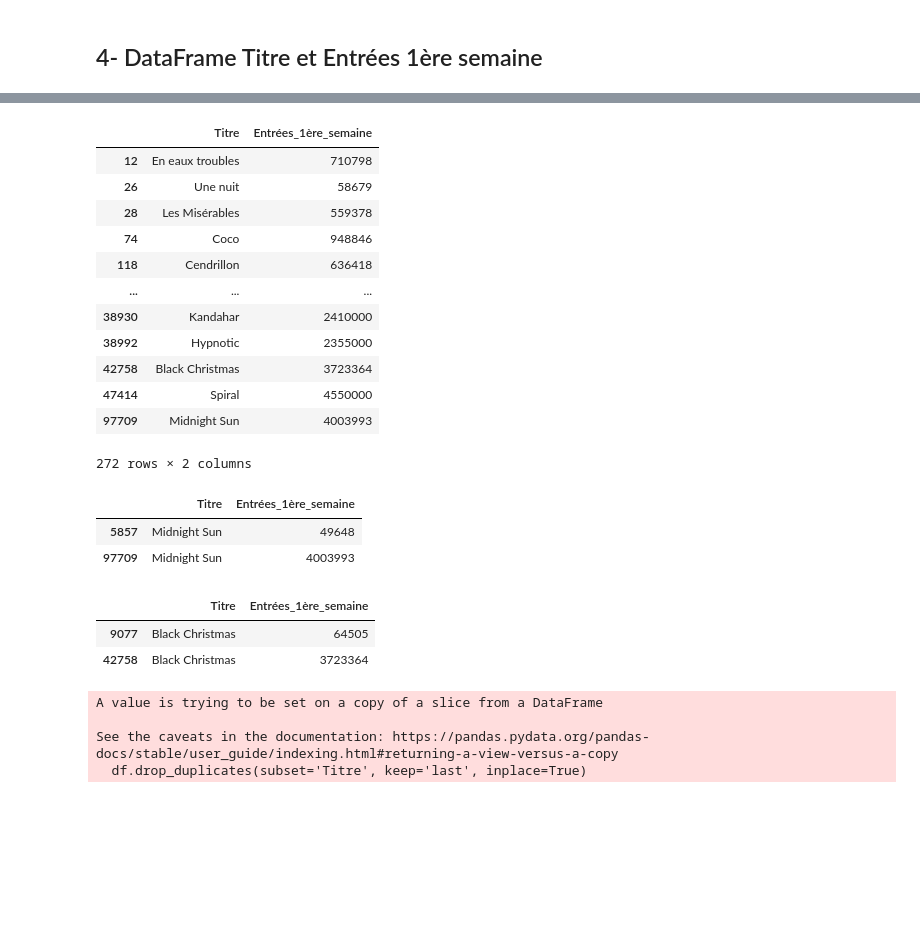
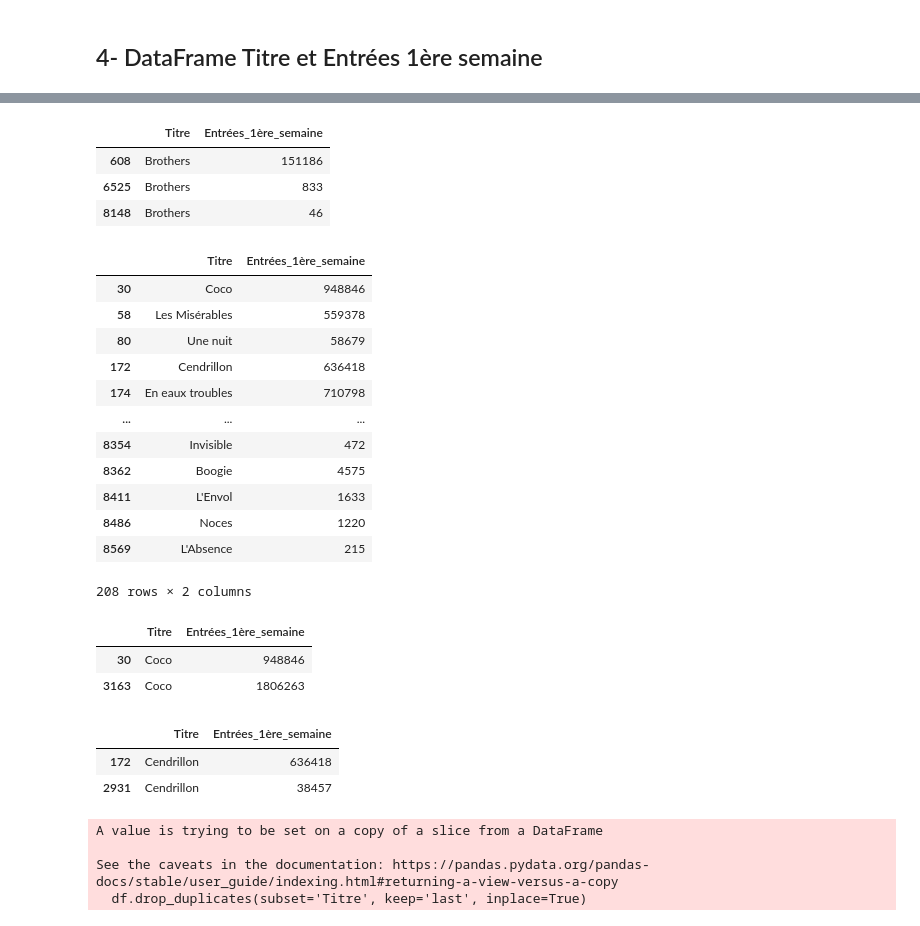
Before and after one commit to impejonathan/ML_recap, a Jupyter notebook: df_titre_entrées.ipynb, the cells around one changed output, grey strips where cells are left out. Cells and saved outputs as stored; diff of their text form; code cells hidden in the pictures; blank space fills up the shorter version.

Commit message:
allocine_titre_entrees_gold

```diff
--- a/df_titre_entrées.ipynb
+++ b/df_titre_entrées.ipynb
@@ -6,7 +6,8 @@ import numpy as np
 # %% [markdown]
 ## 2- DataFrame Titres et Entrées
 # %%
-df = pd.read_csv('allocine_films/films_data.csv')
+df = pd.read_csv('allocine_films/data.csv')
+df1 = pd.read_csv('allocine_films/films_data.csv')
 # %%
 df
 # %% [output]
@@ -136,7 +153,7 @@ print(df[df['Entrées_1'] < df['Entrées_2']])
 # Fonction personnalisée pour appliquer les conditions
 def calc_entrées(row):
     if pd.notnull(row['Entrées_2']):
-        if row['Entrées_2'] > 10 * row['Entrées_1']:
+        if row['Entrées_2'] > 7 * row['Entrées_1']:
             return row['Entrées_2']
         else:
             return row['Entrées_1']
@@ -209,32 +235,39 @@ df
+# %%
+df[df['Titre']== 'Brothers']
+# %% [output]
+|  | Titre | Entrées_1ère_semaine |
+| 608 | Brothers | 151186 |
+| 6525 | Brothers | 833 |
+| 8148 | Brothers | 46 |
 # %%
 duplicate_rows = df[df.duplicated(subset='Titre', keep=False)]
 duplicate_rows
 # %% [output]
 |  | Titre | Entrées_1ère_semaine |
-| 12 | En eaux troubles | 710798 |
-| 26 | Une nuit | 58679 |
-| 28 | Les Misérables | 559378 |
-| 74 | Coco | 948846 |
-| 118 | Cendrillon | 636418 |
+| 30 | Coco | 948846 |
+| 58 | Les Misérables | 559378 |
+| 80 | Une nuit | 58679 |
+| 172 | Cendrillon | 636418 |
+| 174 | En eaux troubles | 710798 |
 | ... | ... | ... |
-| 38930 | Kandahar | 2410000 |
-| 38992 | Hypnotic | 2355000 |
-| 42758 | Black Christmas | 3723364 |
-| 47414 | Spiral | 4550000 |
-| 97709 | Midnight Sun | 4003993 |
+| 8354 | Invisible | 472 |
+| 8362 | Boogie | 4575 |
+| 8411 | L'Envol | 1633 |
+| 8486 | Noces | 1220 |
+| 8569 | L'Absence | 215 |
-272 rows × 2 columns
+208 rows × 2 columns
 # %%
-df[df['Titre']=='Midnight Sun']
+df[df['Titre']=='Coco']
 # %% [output]
 |  | Titre | Entrées_1ère_semaine |
-| 5857 | Midnight Sun | 49648 |
-| 97709 | Midnight Sun | 4003993 |
+| 30 | Coco | 948846 |
+| 3163 | Coco | 1806263 |
 # %%
-df[df['Titre']=='Black Christmas']
+df[df['Titre']=="Cendrillon"]
 # %% [output]
 |  | Titre | Entrées_1ère_semaine |
-| 9077 | Black Christmas | 64505 |
-| 42758 | Black Christmas | 3723364 |
+| 172 | Cendrillon | 636418 |
+| 2931 | Cendrillon | 38457 |
 # %%
 # Enlever les titres dupliqués en gardant celui avec le plus grand nombre d'entrées
 df.drop_duplicates(subset='Titre', keep='last', inplace=True)
```
Also changed, not shown: parts of 26 cells of this notebook.
